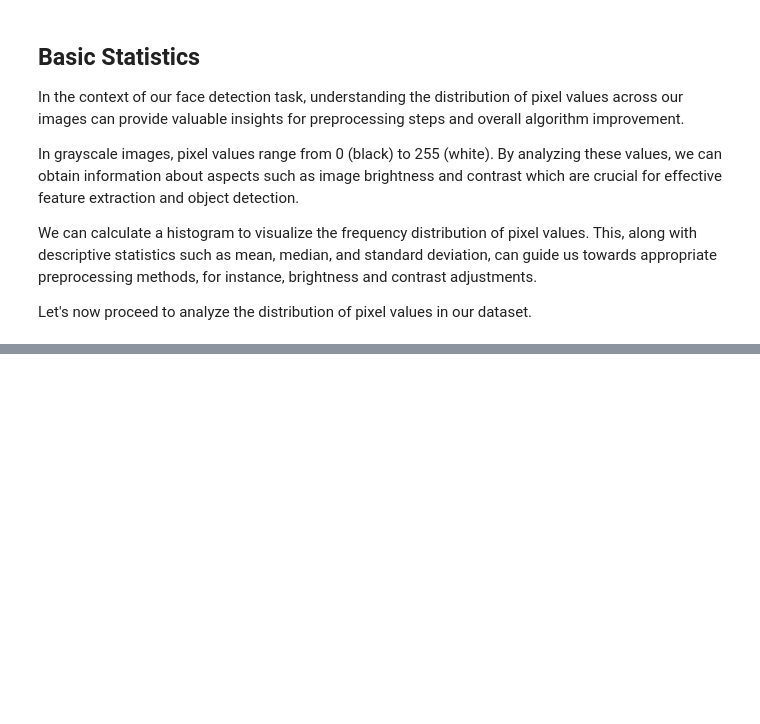
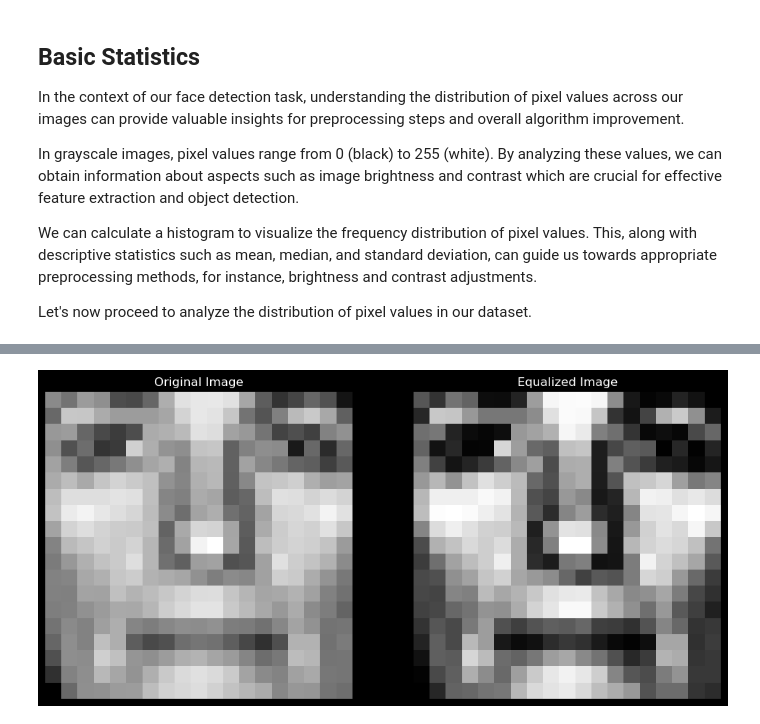
Before and after one commit to BRJoaquin/ml-ia-obligatorio, a Jupyter notebook: face_detector.ipynb, the cells around one changed output, grey strips where cells are left out. Saved outputs shown, nothing was run; the diff lists cells and outputs as text; code cells hidden in the pictures; blank space fills up the shorter version.

```diff
--- a/face_detector.ipynb
+++ b/face_detector.ipynb
@@ -205 +246,27 @@ print(f'Standard Deviation of pixel values: {std_dev}')
+# %%
+import matplotlib.pyplot as plt
+from skimage.exposure import equalize_hist
+
+# Choose an image to transform
+image_index = 1269
+
+# Equalize histogram
+original_image = X_train[image_index]
+image_equalized = equalize_hist(original_image)
+
+fig, ax = plt.subplots(1, 2, figsize=(12, 6))
+
+# Display original image
+ax[0].imshow(original_image, cmap='gray')
+ax[0].set_title('Original Image')
+ax[0].axis('off')
+
+# Display image after histogram equalization
+ax[1].imshow(image_equalized, cmap='gray')
+ax[1].set_title('Equalized Image')
+ax[1].axis('off')
+
+plt.show()
+# %% [output]
+[figure, added]
 # %%
```
Also changed, not shown: parts of 16 cells of this notebook.
